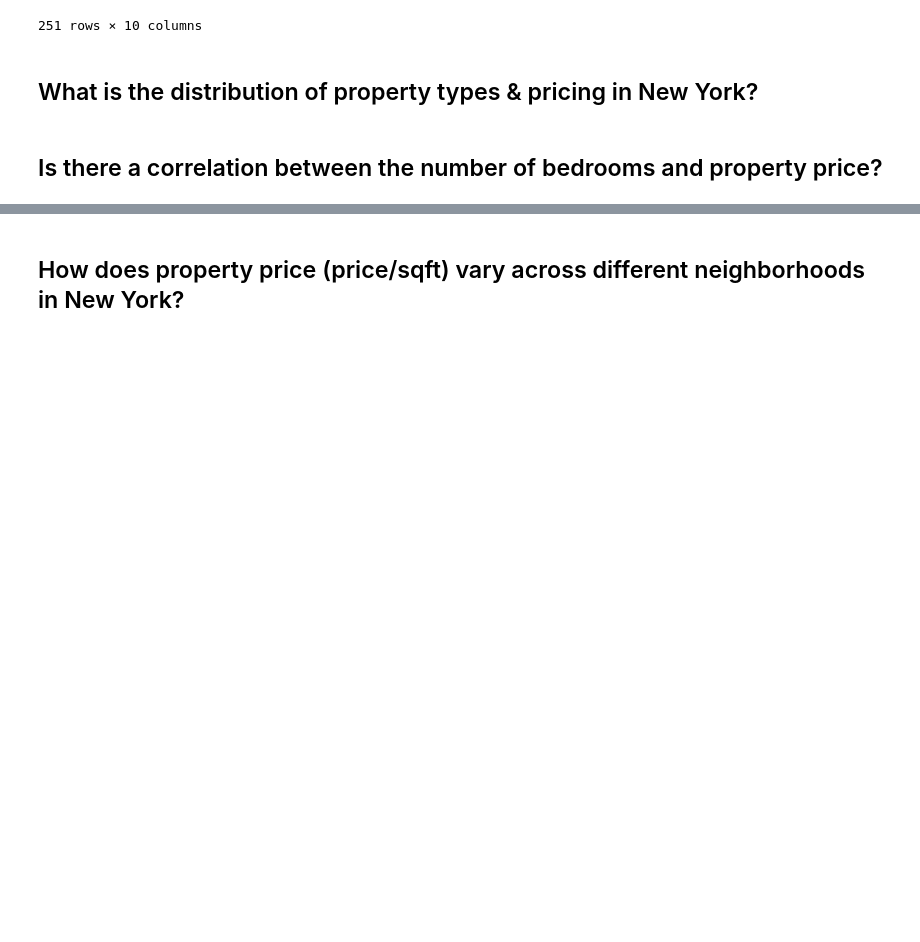
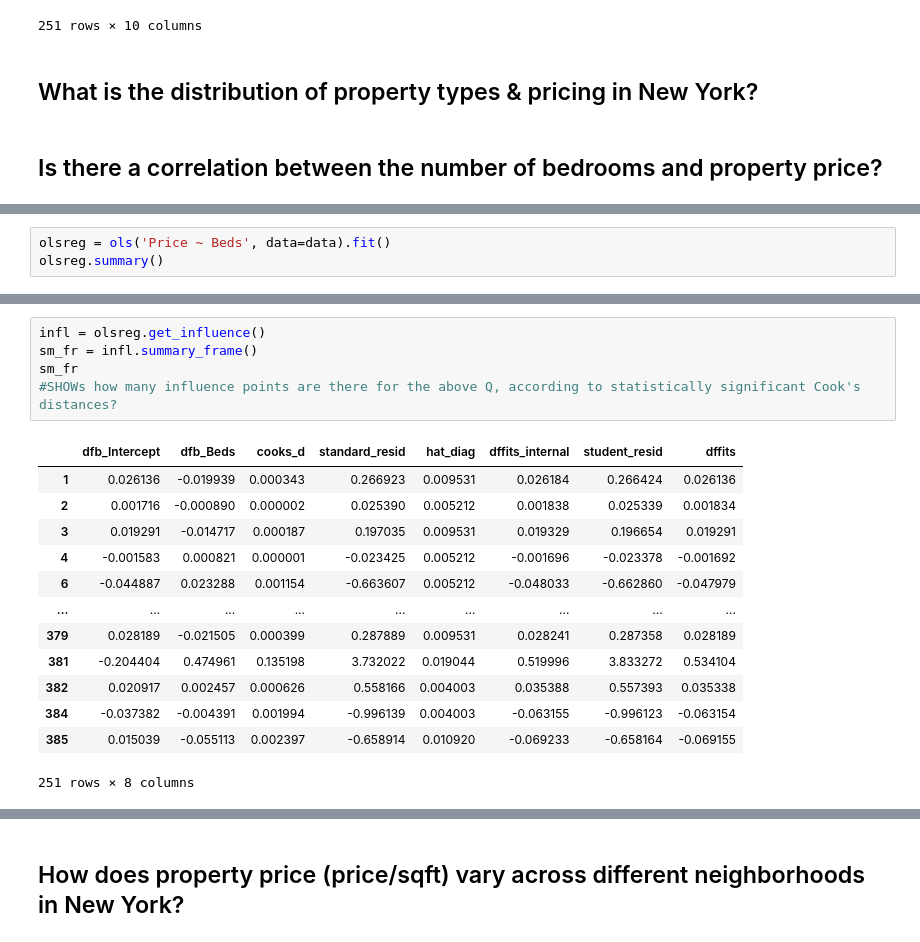
Before and after one commit to AaronSantilli/SI370-Project-1, a Jupyter notebook: project1_casey.ipynb, the cells around one changed output, grey strips where cells are left out. Cells and saved outputs as stored; diff of their text form; blank space fills up the shorter version.

```diff
--- a/project1_casey.ipynb
+++ b/project1_casey.ipynb
@@ -60,0 +70,3 @@ data
+# %%
+olsreg = ols('Price ~ Beds', data=data).fit()
+olsreg.summary()
@@ -61 +110,20 @@ data
+# %%
+infl = olsreg.get_influence()
+sm_fr = infl.summary_frame()
+sm_fr
+#SHOWs how many influence points are there for the above Q, according to statistically significant Cook's distances?
+# %% [output]
+|  | dfb_Intercept | dfb_Beds | cooks_d | standard_resid | hat_diag | dffits_internal | student_resid | dffits |
+| 1 | 0.026136 | -0.019939 | 0.000343 | 0.266923 | 0.009531 | 0.026184 | 0.266424 | 0.026136 |
+| 2 | 0.001716 | -0.000890 | 0.000002 | 0.025390 | 0.005212 | 0.001838 | 0.025339 | 0.001834 |
+| 3 | 0.019291 | -0.014717 | 0.000187 | 0.197035 | 0.009531 | 0.019329 | 0.196654 | 0.019291 |
+| 4 | -0.001583 | 0.000821 | 0.000001 | -0.023425 | 0.005212 | -0.001696 | -0.023378 | -0.001692 |
+| 6 | -0.044887 | 0.023288 | 0.001154 | -0.663607 | 0.005212 | -0.048033 | -0.662860 | -0.047979 |
+| ... | ... | ... | ... | ... | ... | ... | ... | ... |
+| 379 | 0.028189 | -0.021505 | 0.000399 | 0.287889 | 0.009531 | 0.028241 | 0.287358 | 0.028189 |
+| 381 | -0.204404 | 0.474961 | 0.135198 | 3.732022 | 0.019044 | 0.519996 | 3.833272 | 0.534104 |
+| 382 | 0.020917 | 0.002457 | 0.000626 | 0.558166 | 0.004003 | 0.035388 | 0.557393 | 0.035338 |
+| 384 | -0.037382 | -0.004391 | 0.001994 | -0.996139 | 0.004003 | -0.063155 | -0.996123 | -0.063154 |
+| 385 | 0.015039 | -0.055113 | 0.002397 | -0.658914 | 0.010920 | -0.069233 | -0.658164 | -0.069155 |
+251 rows × 8 columns
 # %% [markdown]
```
Also changed, not shown: parts of 20 cells of this notebook.
